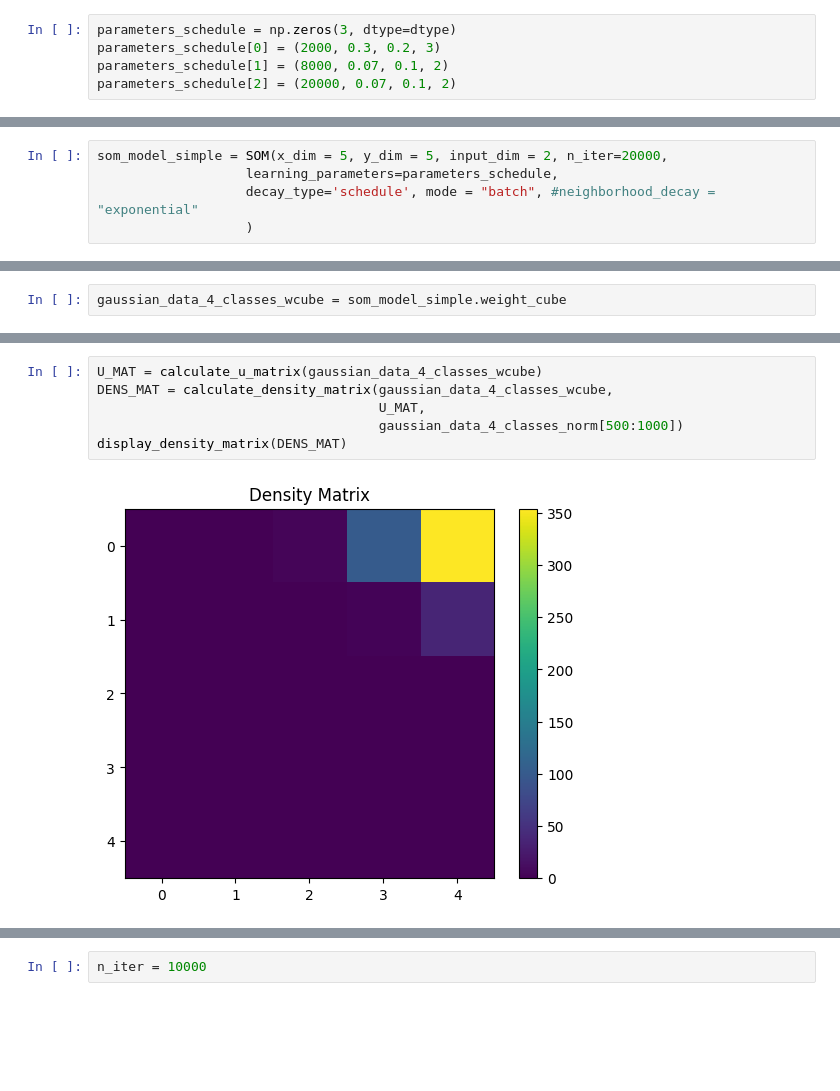
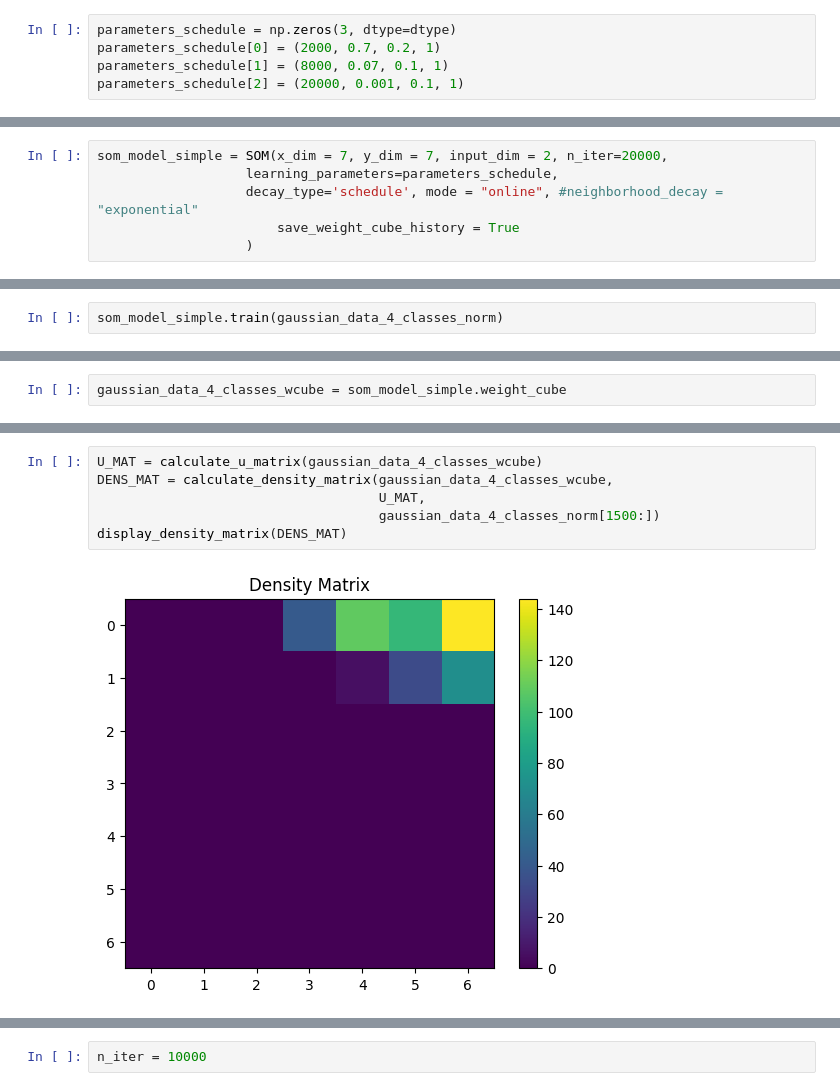
Before and after one commit to XENONnT/SOM_package, a Jupyter notebook: examples/Untitled.ipynb, the cells around one changed output, grey strips where cells are left out. Saved outputs shown, nothing was run; the diff lists cells and outputs as text; blank space fills up the shorter version.

```diff
--- a/examples/Untitled.ipynb
+++ b/examples/Untitled.ipynb
@@ -134,9 +139,9 @@ parameters_g = np.zeros(1, dtype=dtype)
 parameters_g[0] = (0, 0.1, 0.2, 2)
 # %%
 parameters_schedule = np.zeros(3, dtype=dtype)
-parameters_schedule[0] = (2000, 0.3, 0.2, 3)
-parameters_schedule[1] = (8000, 0.07, 0.1, 2)
-parameters_schedule[2] = (20000, 0.07, 0.1, 2)
+parameters_schedule[0] = (2000, 0.7, 0.2, 1)
+parameters_schedule[1] = (8000, 0.07, 0.1, 1)
+parameters_schedule[2] = (20000, 0.001, 0.1, 1)
 # %%
 np.sum(parameters_schedule['time'] <= 3000)
 # %% [output]
@@ -144,7 +149,8 @@ np.sum(parameters_schedule['time'] <= 3000)
 # %%
-som_model_simple = SOM(x_dim = 5, y_dim = 5, input_dim = 2, n_iter=20000,
+som_model_simple = SOM(x_dim = 7, y_dim = 7, input_dim = 2, n_iter=20000,
                    learning_parameters=parameters_schedule,
-                   decay_type='schedule', mode = "batch", #neighborhood_decay = "exponential"
+                   decay_type='schedule', mode = "online", #neighborhood_decay = "exponential"
+                       save_weight_cube_history = True
                    )
 # %%
 # There seems to be some sort of issue, when given a dataset of 1000 points
@@ -171,0 +166,2 @@ True
+# %%
+som_model_simple.train(gaussian_data_4_classes_norm)
@@ -207,11 +324,11 @@ ModuleNotFoundError: No module named 'pytest'
 # %%
 U_MAT = calculate_u_matrix(gaussian_data_4_classes_wcube)
 DENS_MAT = calculate_density_matrix(gaussian_data_4_classes_wcube,
                                     U_MAT,
-                                    gaussian_data_4_classes_norm[500:1000])
+                                    gaussian_data_4_classes_norm[1500:])
 display_density_matrix(DENS_MAT)
 # %% [output]
-[figure, old version]
+[figure, new version]
 # %%
 U_MAT = calculate_u_matrix(gaussian_data_4_classes_wcube)
 DENS_MAT = calculate_density_matrix(gaussian_data_4_classes_wcube,
```
Also changed, not shown: parts of 34 cells of this notebook, 3 other files.
